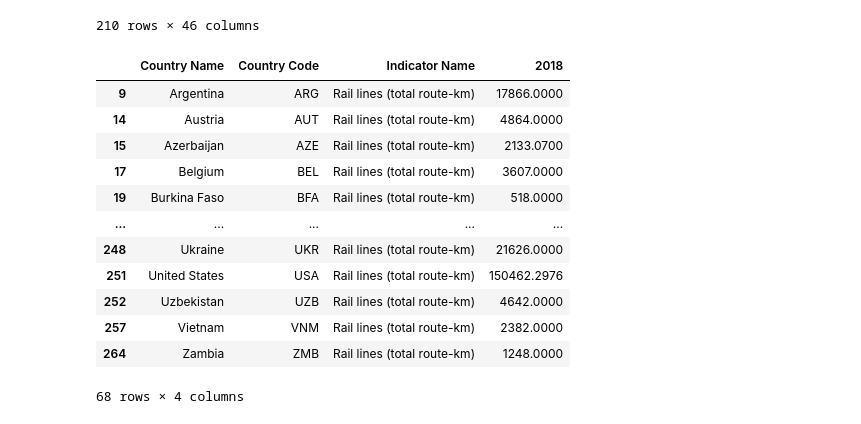
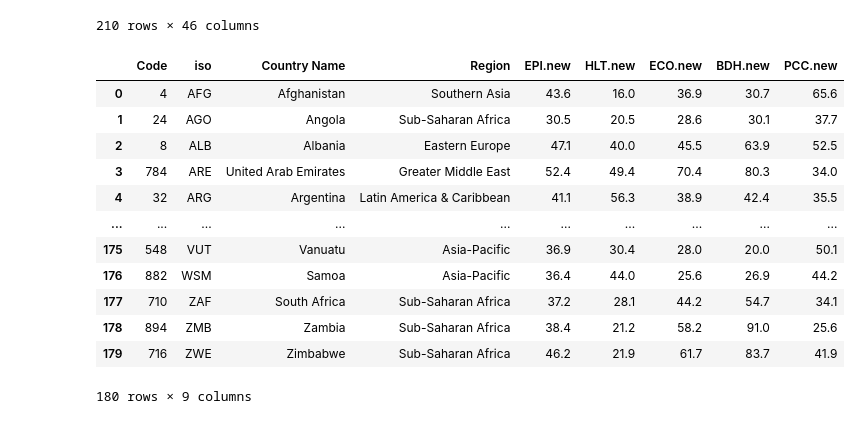
Before and after one commit to KevZavala21/Kevin_NSS_Capstone, a Jupyter notebook: notebooks/capstone_data_cleaning.ipynb, the cells around one changed output. Cells and saved outputs as stored; diff of their text form; code cells hidden in the pictures.

```diff
--- a/notebooks/capstone_data_cleaning.ipynb
+++ b/notebooks/capstone_data_cleaning.ipynb
@@ -410,22 +408,3 @@ epi_2016.to_csv('epi_2016.csv')
 epi_2018.to_csv('epi_2018.csv')
 # %%
 epi_2020.to_csv('epi_2020.csv')
-# %%
-railwaylines_bycountry = pd.read_csv('../dataframes/railwaylines_bycountry.csv')
-railwaylines_bycountry = railwaylines_bycountry[['Country Name', 'Country Code', 'Indicator Name','2018']].copy()
-railwaylines_bycountry = railwaylines_bycountry[railwaylines_bycountry['2018'].notna()]
-railwaylines_bycountry
-# %% [output]
-|  | Country Name | Country Code | Indicator Name | 2018 |
-| 9 | Argentina | ARG | Rail lines (total route-km) | 17866.0000 |
-| 14 | Austria | AUT | Rail lines (total route-km) | 4864.0000 |
-| 15 | Azerbaijan | AZE | Rail lines (total route-km) | 2133.0700 |
-| 17 | Belgium | BEL | Rail lines (total route-km) | 3607.0000 |
-| 19 | Burkina Faso | BFA | Rail lines (total route-km) | 518.0000 |
-| ... | ... | ... | ... | ... |
-| 248 | Ukraine | UKR | Rail lines (total route-km) | 21626.0000 |
-| 251 | United States | USA | Rail lines (total route-km) | 150462.2976 |
-| 252 | Uzbekistan | UZB | Rail lines (total route-km) | 4642.0000 |
-| 257 | Vietnam | VNM | Rail lines (total route-km) | 2382.0000 |
-| 264 | Zambia | ZMB | Rail lines (total route-km) | 1248.0000 |
-68 rows × 4 columns
@@ -433,0 +411,20 @@ railwaylines_bycountry.to_csv('railways_country.csv')
+# %%
+epi_2022 = pd.read_csv('../dataframes/epi_2022.csv')
+epi_2022.rename(columns={'code': 'Code', 'country': 'Country Name', 'region': 'Region'}, inplace=True)
+epi_2022 = epi_2022[['Code', 'iso', 'Country Name', 'Region', 'EPI.new', 'HLT.new', 'ECO.new', 'BDH.new', 'PCC.new']].copy()
+
+epi_2022
+# %% [output]
+|  | Code | iso | Country Name | Region | EPI.new | HLT.new | ECO.new | BDH.new | PCC.new |
+| 0 | 4 | AFG | Afghanistan | Southern Asia | 43.6 | 16.0 | 36.9 | 30.7 | 65.6 |
+| 1 | 24 | AGO | Angola | Sub-Saharan Africa | 30.5 | 20.5 | 28.6 | 30.1 | 37.7 |
+| 2 | 8 | ALB | Albania | Eastern Europe | 47.1 | 40.0 | 45.5 | 63.9 | 52.5 |
+| 3 | 784 | ARE | United Arab Emirates | Greater Middle East | 52.4 | 49.4 | 70.4 | 80.3 | 34.0 |
+| 4 | 32 | ARG | Argentina | Latin America & Caribbean | 41.1 | 56.3 | 38.9 | 42.4 | 35.5 |
+| ... | ... | ... | ... | ... | ... | ... | ... | ... | ... |
+| 175 | 548 | VUT | Vanuatu | Asia-Pacific | 36.9 | 30.4 | 28.0 | 20.0 | 50.1 |
+| 176 | 882 | WSM | Samoa | Asia-Pacific | 36.4 | 44.0 | 25.6 | 26.9 | 44.2 |
+| 177 | 710 | ZAF | South Africa | Sub-Saharan Africa | 37.2 | 28.1 | 44.2 | 54.7 | 34.1 |
+| 178 | 894 | ZMB | Zambia | Sub-Saharan Africa | 38.4 | 21.2 | 58.2 | 91.0 | 25.6 |
+| 179 | 716 | ZWE | Zimbabwe | Sub-Saharan Africa | 46.2 | 21.9 | 61.7 | 83.7 | 41.9 |
+180 rows × 9 columns
```
Also changed, not shown: parts of 5 cells of this notebook, 19 other files.
